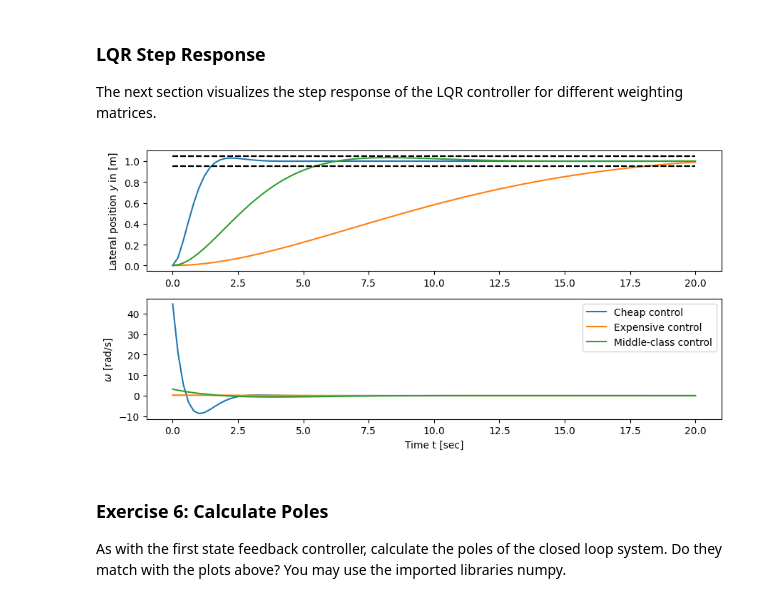
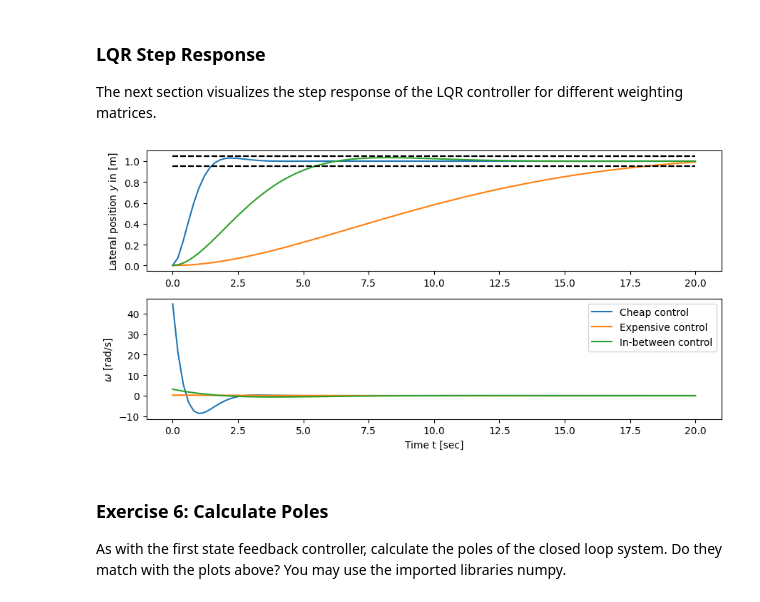
Before and after one commit to idsc-frazzoli/CS2-2024-notebooks, a Jupyter notebook: ps04_new/CSII_2024_state_feedback_lqr.ipynb, the cells around one changed output. Cells and saved outputs as stored; diff of their text form; code cells hidden in the pictures.

```diff
--- a/ps04_new/CSII_2024_state_feedback_lqr.ipynb
+++ b/ps04_new/CSII_2024_state_feedback_lqr.ipynb
@@ -663,29 +656,29 @@ B_cl_3 = B * k_r_3
 # %%
 # Plot the step response
 syscl_1 = ct.ss(A_cl_1, B_cl_1, C, D)
 syscl_2 = ct.ss(A_cl_2, B_cl_2, C, D)
 syscl_3 = ct.ss(A_cl_3, B_cl_3, C, D)
 
 # Compute the step response
 t_1, y_1, x_1 = ct.step_response(syscl_1, T=np.linspace(0, 20, 100), return_x=True)
 t_2, y_2, x_2= ct.step_response(syscl_2, T=np.linspace(0, 20, 100), return_x=True)
 t_3, y_3, x_3= ct.step_response(syscl_3, T=np.linspace(0, 20, 100), return_x=True)
 # Compute the input used to generate the control response (check lecture slides)
 u_1 = -K_LQR_1 @ x_1 + k_r_1 * 1
 u_2 = -K_LQR_2 @ x_2 + k_r_2 * 1
 u_3 = -K_LQR_3 @ x_3 + k_r_3 * 1
 # Configure matplotlib plots to be a bit bigger and optimize layout
 plt.figure(figsize=[9, 4.5])
 # Plot the results
 plot_step_response(t_1, y_1, u_1)
 plot_step_response(t_2, y_2, u_2)
 plot_step_response(t_3, y_3, u_3)
-plt.legend(['Cheap control', 'Expensive control', 'Middle-class control'])
+plt.legend(['Cheap control', 'Expensive control', 'In-between control'])
 plt.tight_layout()
 
 plt.show()
 # %% [output]
-[figure, old version]
+[figure, new version]
 # %% [markdown]
 ### Exercise 6: Calculate Poles
 As with the first state feedback controller, calculate the poles of the closed loop system. Do they match with the plots above? You may use the imported libraries numpy.
```
Also changed, not shown: parts of 17 cells of this notebook.
